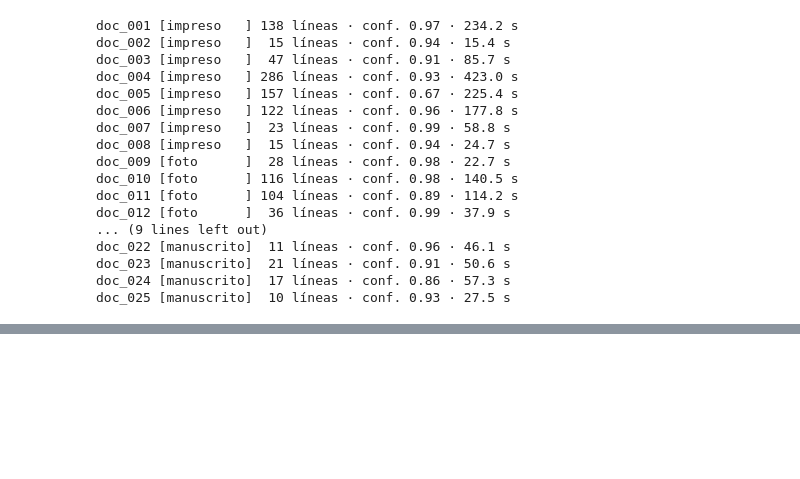
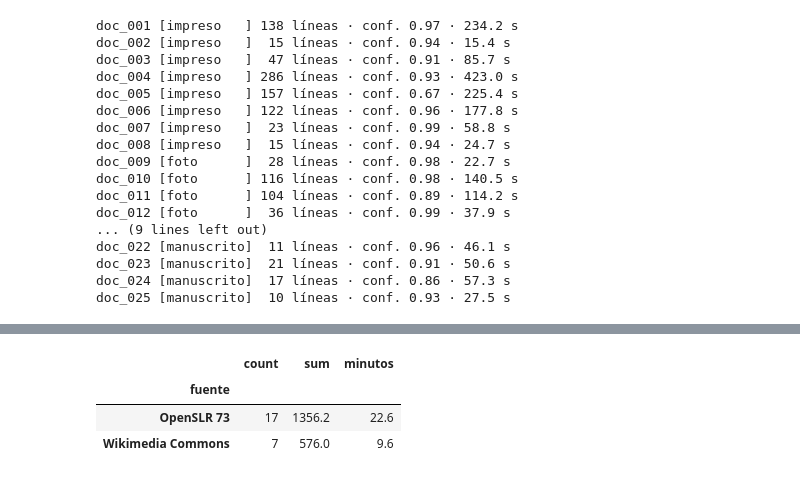
Before and after one commit to ValMur123/python_intermedio, a Jupyter notebook: tarea_2/01_extraccion.ipynb, the cells around one changed output, grey strips where cells are left out. Saved outputs shown, nothing was run; the diff lists cells and outputs as text; code cells hidden in the pictures; blank space fills up the shorter version.

```diff
--- a/tarea_2/01_extraccion.ipynb
+++ b/tarea_2/01_extraccion.ipynb
@@ -221,0 +352,88 @@ ocr_df[cols + ["archivo"]].to_csv(BASE / "datos/raw/ocr_crudo.csv", index=False)
+# %%
+OBJETIVO_MIN, SEG_CLIP, MAX_CLIP, MIN_CLIP = 32, 75, 120, 15
+PAUSA = np.zeros(int(0.4 * SR), dtype=np.float32)
+rng = np.random.default_rng(7)
+
+def guardar(ruta, x):
+    wavfile.write(ruta, SR, (np.clip(x, -1, 1) * 32767).astype(np.int16))
+
+def cortes(x, max_seg=MAX_CLIP, min_seg=MIN_CLIP, ventana=6.0):
+    "Tramos de hasta max_seg, cortando en el momento más silencioso cerca de cada límite."
+    n, maximo = len(x), int(max_seg * SR)
+    if n <= maximo:
+        return [(0, n)]
+    marco = int(0.05 * SR)
+    energia = np.sqrt(np.convolve(x.astype(np.float64) ** 2, np.ones(marco) / marco, mode="same"))
+    tramos, ini = [], 0
+    while n - ini > maximo:
+        objetivo = ini + maximo
+        a = max(ini + int(min_seg * SR), objetivo - int(ventana * SR))
+        corte = a + int(np.argmin(energia[a:objetivo]))
+        tramos.append((ini, corte)); ini = corte
+    if n - ini < min_seg * SR:
+        tramos[-1] = (tramos[-1][0], n)
+    else:
+        tramos.append((ini, n))
+    return tramos
+
+clips, k = [], 0
+def nuevo_clip(x, **meta):
+    global k
+    k += 1
+    cid = f"clip_{k:03d}"
+    guardar(AUDIO / f"{cid}.wav", x)
+    clips.append({"id": cid, "archivo_audio": f"datos/raw/audio/{cid}.wav",
+                  "duracion_seg": round(len(x) / SR, 1), **meta})
+
+# 1) entrevistas de Commons
+for c in commons.itertuples():
+    x = cargar_audio(c.ruta)
+    for a, b in cortes(x):
+        nuevo_clip(x[a:b], fuente="Wikimedia Commons", origen=c.archivo, autor=c.autor, licencia=c.licencia,
+                   fuente_url=c.fuente_url, idioma="es", inicio_origen=round(a / SR, 1), texto_oficial="",
+                   multihablante_posible=True)
+
+# 2) diálogo de dos hablantes (con la verdad de quién habla cuándo)
+hablantes = {s: list(rng.permutation(sorted(slr.loc[slr.sexo == s, "hablante"].unique()))) for s in ["female", "male"]}
+h_mujer, h_hombre = hablantes["female"].pop(), hablantes["male"].pop()
+fa, fb = slr[slr.hablante == h_mujer], slr[slr.hablante == h_hombre]
+partes, verdad, t, textos = [], [], 0.0, []
+for (_, ra), (_, rb) in zip(fa.iterrows(), fb.iterrows()):
+    for fila, quien in ((ra, "HABLANTE_1"), (rb, "HABLANTE_2")):
+        x = frase_audio(fila)
+        verdad.append({"inicio": round(t, 2), "fin": round(t + len(x) / SR, 2), "hablante": quien, "texto": fila.texto})
+        textos.append(f"[{quien}] {fila.texto}")
+        partes += [x, PAUSA]; t += (len(x) + len(PAUSA)) / SR
+    if t >= 105:
+        break
+nuevo_clip(np.concatenate(partes), fuente="OpenSLR 73", origen=f"diálogo {h_mujer} + {h_hombre}",
+           autor="Google (OpenSLR 73)", licencia="CC BY-SA 4.0", fuente_url="https://www.openslr.org/73/",
+           idioma="es", inicio_origen=0.0, texto_oficial=" ".join(textos), multihablante_posible=True)
+ID_DIALOGO = clips[-1]["id"]
+pd.DataFrame(verdad).to_csv(AUDIO / f"{ID_DIALOGO}_hablantes_verdad.csv", index=False)
+
+# 3) clips de un hablante de OpenSLR 73 hasta llegar al objetivo
+turnos = [h for par in zip(hablantes["female"], hablantes["male"]) for h in par]
+usadas = set()
+total = sum(c["duracion_seg"] for c in clips)
+i = 0
+while total < OBJETIVO_MIN * 60 and turnos:
+    h = turnos[i % len(turnos)]; i += 1
+    partes, textos, dur = [], [], 0.0
+    for fila in slr[(slr.hablante == h) & ~slr.id.isin(usadas)].itertuples():
+        x = frase_audio(fila)
+        partes += [x, PAUSA]; textos.append(fila.texto); usadas.add(fila.id)
+        dur += (len(x) + len(PAUSA)) / SR
+        if dur >= SEG_CLIP:
+            break
+    if not partes:
+        turnos.remove(h); continue
+    nuevo_clip(np.concatenate(partes), fuente="OpenSLR 73", origen=f"hablante {h}", autor="Google (OpenSLR 73)",
+               licencia="CC BY-SA 4.0", fuente_url="https://www.openslr.org/73/", idioma="es",
+               inicio_origen=0.0, texto_oficial=" ".join(textos), multihablante_posible=False)
+    total += clips[-1]["duracion_seg"]
+
+clips = pd.DataFrame(clips)
+print(f"{len(clips)} clips · {clips.duracion_seg.sum() / 60:.1f} min")
+clips.groupby("fuente")["duracion_seg"].agg(["count", "sum"]).assign(minutos=lambda d: (d["sum"] / 60).round(1))
+# %% [output]
@@ -221,0 +441,4 @@ ocr_df[cols + ["archivo"]].to_csv(BASE / "datos/raw/ocr_crudo.csv", index=False)
+|  | count | sum | minutos |
+| fuente |  |  |  |
+| OpenSLR 73 | 17 | 1356.2 | 22.6 |
+| Wikimedia Commons | 7 | 576.0 | 9.6 |
```
Also changed, not shown: parts of 16 cells of this notebook, 1 other file.
